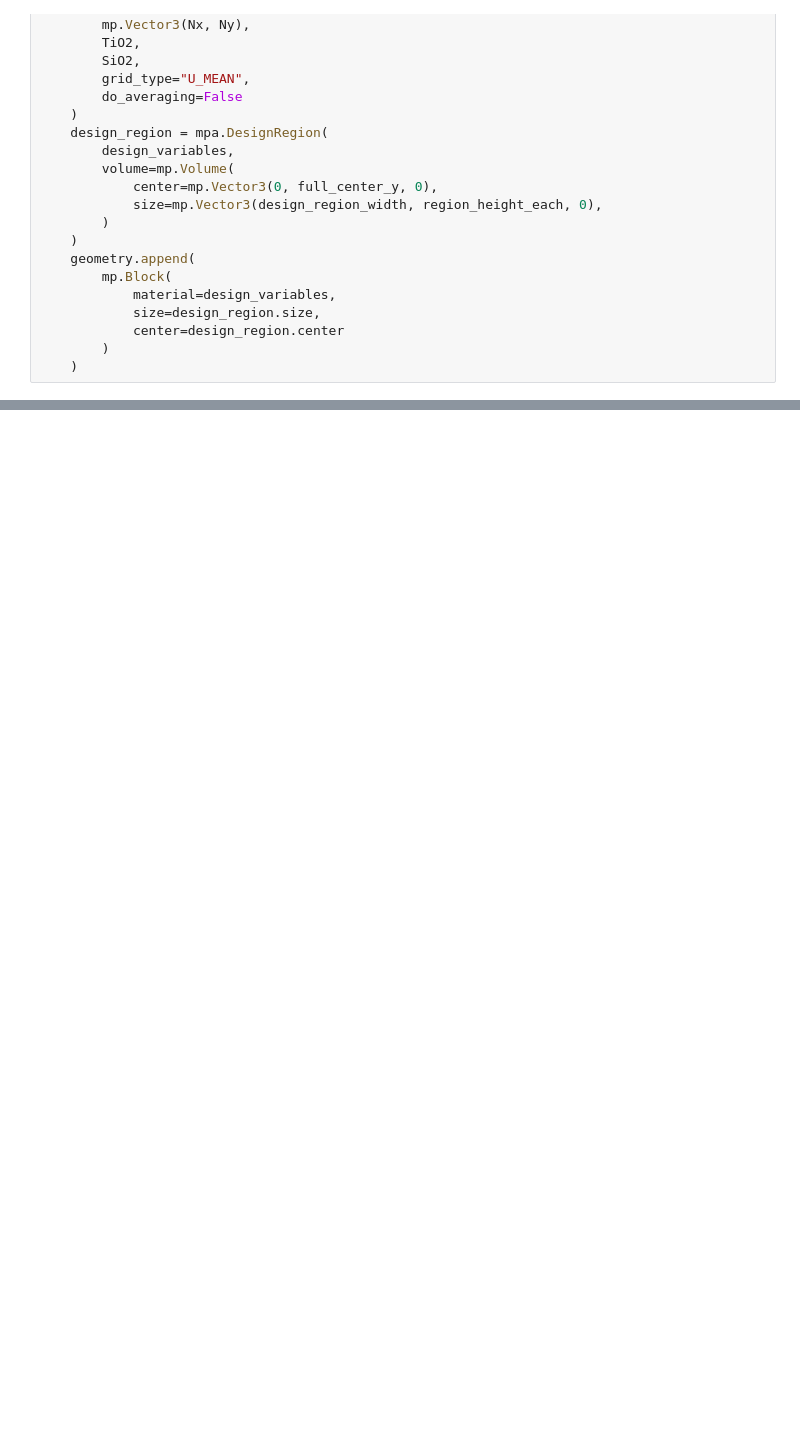
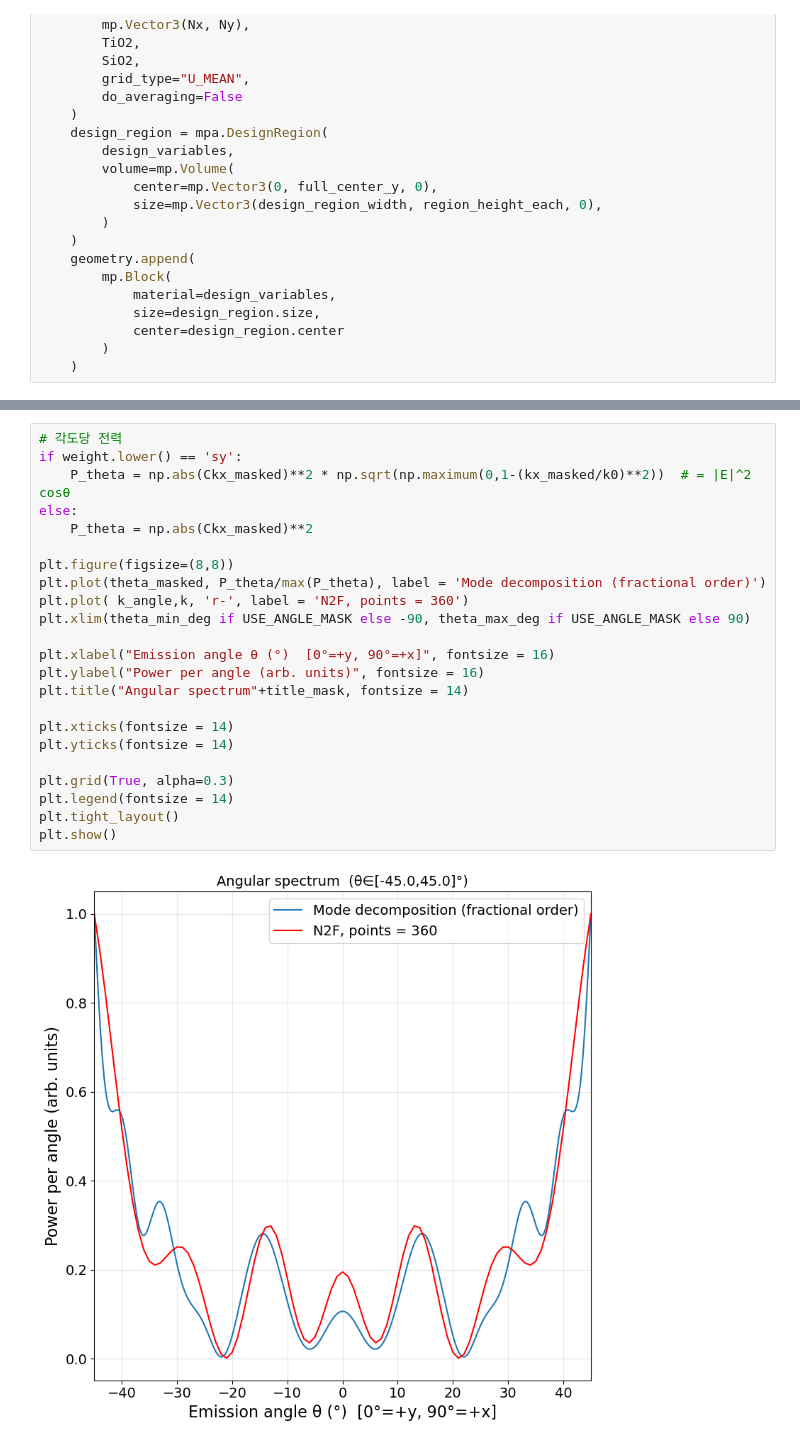
Before and after one commit to M2nion/EIDL, a Jupyter notebook: Tool/Meep/LGD/LGD setup/Mode decomposition/Kyungmin/2025/08/05/Singlelayer/Mode decomposition/FOM fourier field/OLED_Singlelayer_modedecomposition_structureo.ipynb, the cells around one changed output, grey strips where cells are left out. Drawn from its saved outputs; the diff is of its cells as text; blank space fills up the shorter version.

```diff
--- a/Tool/Meep/LGD/LGD setup/Mode decomposition/Kyungmin/2025/08/05/Singlelayer/Mode decomposition/FOM fourier field/OLED_Singlelayer_modedecomposition_structureo.ipynb
+++ b/Tool/Meep/LGD/LGD setup/Mode decomposition/Kyungmin/2025/08/05/Singlelayer/Mode decomposition/FOM fourier field/OLED_Singlelayer_modedecomposition_structureo.ipynb
@@ -538,0 +740,25 @@ plt.show()
+# %%
+# 각도당 전력
+if weight.lower() == 'sy':
+    P_theta = np.abs(Ckx_masked)**2 * np.sqrt(np.maximum(0,1-(kx_masked/k0)**2))  # = |E|^2 cosθ
+else:
+    P_theta = np.abs(Ckx_masked)**2
+
+plt.figure(figsize=(8,8))
+plt.plot(theta_masked, P_theta/max(P_theta), label = 'Mode decomposition (fractional order)')
+plt.plot( k_angle,k, 'r-', label = 'N2F, points = 360')
+plt.xlim(theta_min_deg if USE_ANGLE_MASK else -90, theta_max_deg if USE_ANGLE_MASK else 90)
+
+plt.xlabel("Emission angle θ (°)  [0°=+y, 90°=+x]", fontsize = 16)
+plt.ylabel("Power per angle (arb. units)", fontsize = 16)
+plt.title("Angular spectrum"+title_mask, fontsize = 14)
+
+plt.xticks(fontsize = 14)
+plt.yticks(fontsize = 14)
+
+plt.grid(True, alpha=0.3)
+plt.legend(fontsize = 14)
+plt.tight_layout()
+plt.show()
+# %% [output]
+[figure, added]
```
Also changed, not shown: parts of 13 cells of this notebook, 5 other files.
